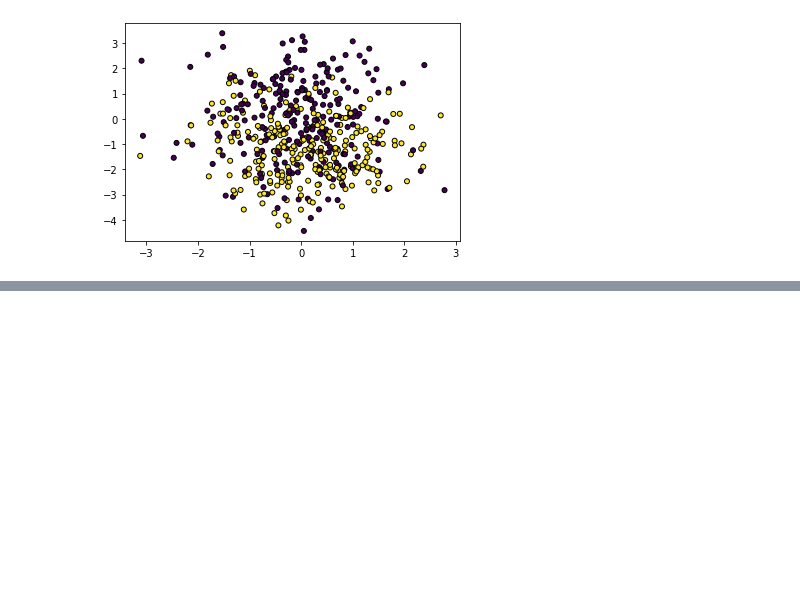
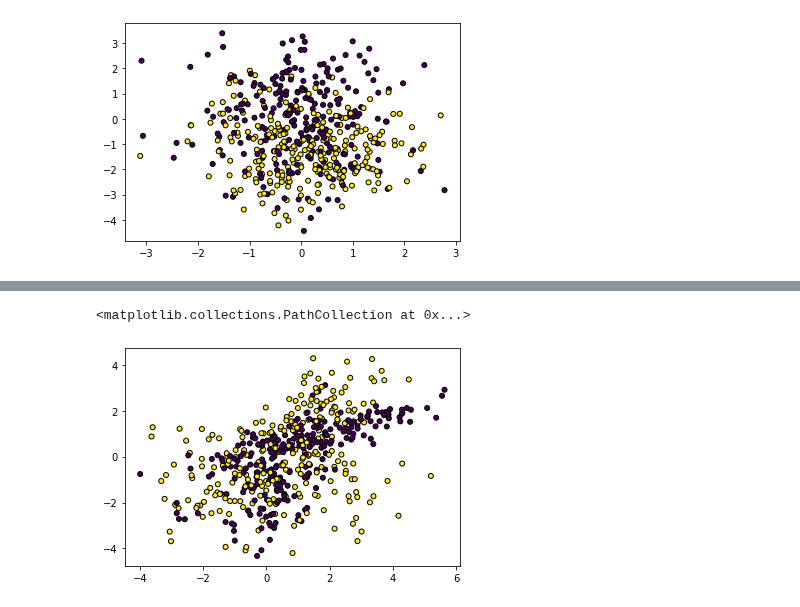
Before and after one commit to rrwabina/RADI608, a Jupyter notebook: Python Lectures/3 Logistic Regression.ipynb, the cells around one changed output, grey strips where cells are left out. Saved outputs shown, nothing was run; the diff lists cells and outputs as text; code cells hidden in the pictures; blank space fills up the shorter version.

```diff
--- a/Python Lectures/3 Logistic Regression.ipynb
+++ b/Python Lectures/3 Logistic Regression.ipynb
@@ -154,0 +161,7 @@ weighted avg       0.93      0.93      0.93        45
+# %%
+X, y = make_classification(n_samples = 500, n_features = 5, n_redundant = 1, n_informative = 4,
+                             n_clusters_per_class = 2, random_state = 14)
+plt.scatter(X[:, 0], X[:, 1], marker='o', c = y, s = 25, edgecolor = 'k')
+# %% [output]
+<matplotlib.collections.PathCollection at 0x...>
+[figure, added]
```
Also changed, not shown: parts of 15 cells of this notebook.
